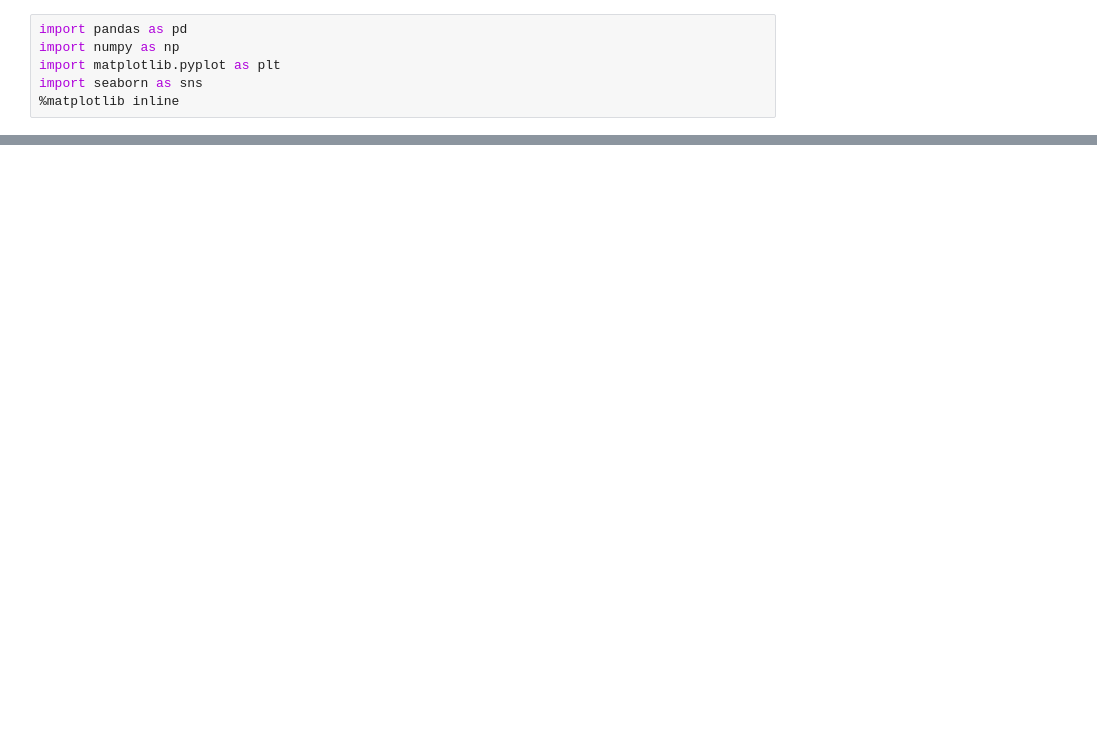
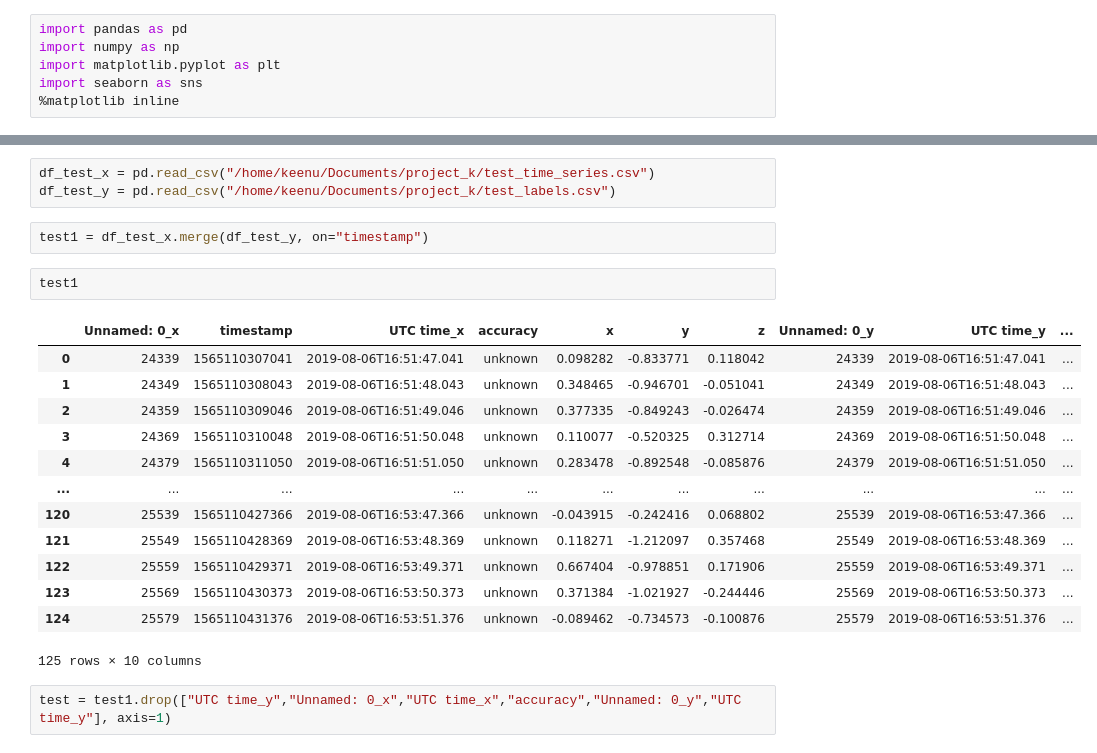
Before and after one commit to Kiran2115/physical_activity, a Jupyter notebook: physical_activity.ipynb, the cells around one changed output, grey strips where cells are left out. Drawn from its saved outputs; the diff is of its cells as text; blank space fills up the shorter version.

```diff
--- a/physical_activity.ipynb
+++ b/physical_activity.ipynb
@@ -128,0 +35,23 @@ sns.pairplot(final, hue="label")
+# %%
+df_test_x = pd.read_csv("/home/keenu/Documents/project_k/test_time_series.csv")
+df_test_y = pd.read_csv("/home/keenu/Documents/project_k/test_labels.csv")
+# %%
+test1 = df_test_x.merge(df_test_y, on="timestamp")
+# %%
+test1
+# %% [output]
+|  | Unnamed: 0_x | timestamp | UTC time_x | accuracy | x | y | z | Unnamed: 0_y | UTC time_y | ... |
+| 0 | 24339 | 1565110307041 | 2019-08-06T16:51:47.041 | unknown | 0.098282 | -0.833771 | 0.118042 | 24339 | 2019-08-06T16:51:47.041 | ... |
+| 1 | 24349 | 1565110308043 | 2019-08-06T16:51:48.043 | unknown | 0.348465 | -0.946701 | -0.051041 | 24349 | 2019-08-06T16:51:48.043 | ... |
+| 2 | 24359 | 1565110309046 | 2019-08-06T16:51:49.046 | unknown | 0.377335 | -0.849243 | -0.026474 | 24359 | 2019-08-06T16:51:49.046 | ... |
+| 3 | 24369 | 1565110310048 | 2019-08-06T16:51:50.048 | unknown | 0.110077 | -0.520325 | 0.312714 | 24369 | 2019-08-06T16:51:50.048 | ... |
+| 4 | 24379 | 1565110311050 | 2019-08-06T16:51:51.050 | unknown | 0.283478 | -0.892548 | -0.085876 | 24379 | 2019-08-06T16:51:51.050 | ... |
+| ... | ... | ... | ... | ... | ... | ... | ... | ... | ... | ... |
+| 120 | 25539 | 1565110427366 | 2019-08-06T16:53:47.366 | unknown | -0.043915 | -0.242416 | 0.068802 | 25539 | 2019-08-06T16:53:47.366 | ... |
+| 121 | 25549 | 1565110428369 | 2019-08-06T16:53:48.369 | unknown | 0.118271 | -1.212097 | 0.357468 | 25549 | 2019-08-06T16:53:48.369 | ... |
+| 122 | 25559 | 1565110429371 | 2019-08-06T16:53:49.371 | unknown | 0.667404 | -0.978851 | 0.171906 | 25559 | 2019-08-06T16:53:49.371 | ... |
+| 123 | 25569 | 1565110430373 | 2019-08-06T16:53:50.373 | unknown | 0.371384 | -1.021927 | -0.244446 | 25569 | 2019-08-06T16:53:50.373 | ... |
+| 124 | 25579 | 1565110431376 | 2019-08-06T16:53:51.376 | unknown | -0.089462 | -0.734573 | -0.100876 | 25579 | 2019-08-06T16:53:51.376 | ... |
+125 rows × 10 columns
+# %%
+test = test1.drop(["UTC time_y","Unnamed: 0_x","UTC time_x","accuracy","Unnamed: 0_y","UTC time_y"], axis=1)
```
Also changed, not shown: parts of 35 cells of this notebook.
